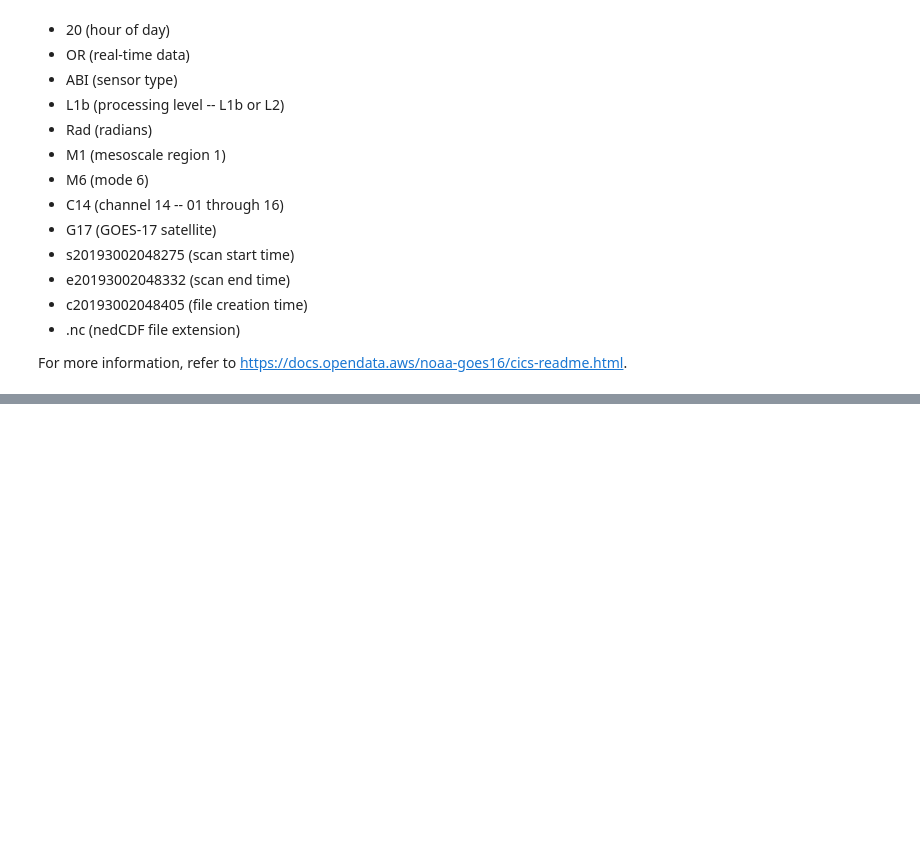
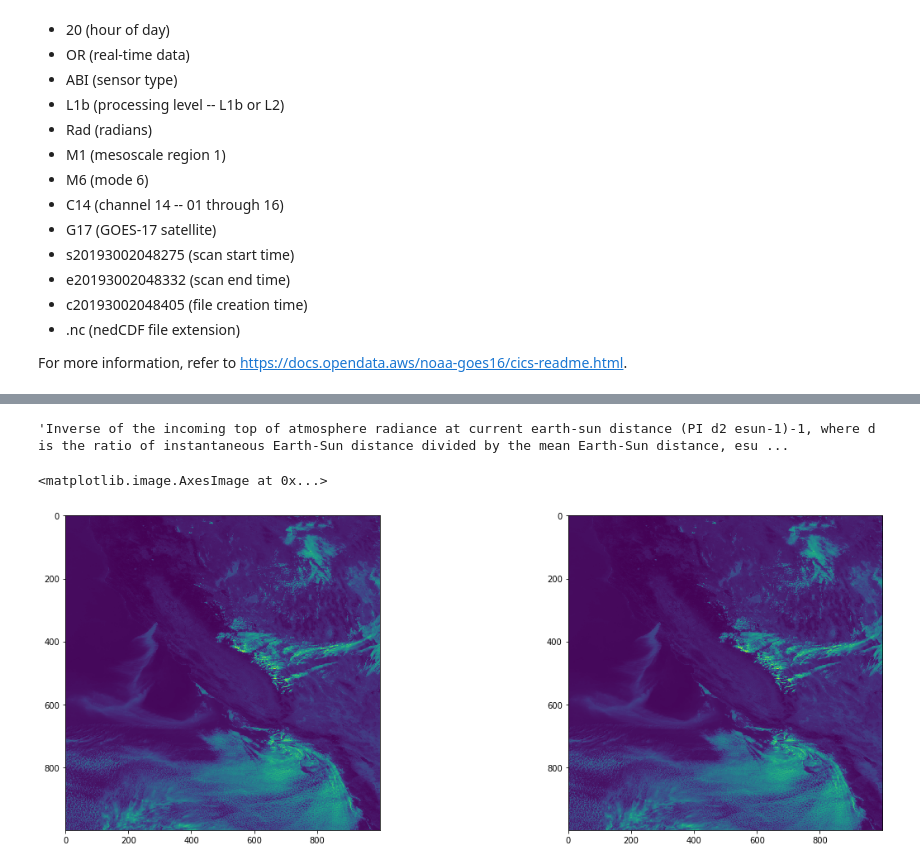
Before and after one commit to Ferrumofomega/goes, a Jupyter notebook: examples/noaa_goes_17.ipynb, the cells around one changed output, grey strips where cells are left out. Saved outputs shown, nothing was run; the diff lists cells and outputs as text; code cells hidden in the pictures; blank space fills up the shorter version.

```diff
--- a/examples/noaa_goes_17.ipynb
+++ b/examples/noaa_goes_17.ipynb
@@ -136,9 +137,8 @@ def get_scans(satellite, regions, channels, start, end):
     return scans
 
 
-def plot(s3_object):
+def download_scan(s3_object):
     with tempfile.NamedTemporaryFile() as file_path:
         s3_client.download_file(Bucket=s3_object.bucket_name, Key=s3_object.key, Filename=file_path.name)
         ds = xr.open_dataset(file_path.name)
-    image = plt.imshow(ds.Rad, animated=True)
-    return image
+    return ds
@@ -170,0 +198,2 @@ plt.close(fig);
+# %%
+band_1 = download_scan(s3_object=s3_resource.Object(bucket_name="noaa-goes17", key="ABI-L1b-RadM/2019/300/20/OR_ABI-L1b-RadM1-M6C01_G17_s20193002000275_e20193002000332_c20193002000379.nc"))
@@ -170,0 +224,11 @@ plt.close(fig);
+# %%
+band_1.kappa0.long_name
+# %% [output]
+'Inverse of the incoming top of atmosphere radiance at current earth-sun distance (PI d2 esun-1)-1, where d is the ratio of instantaneous Earth-Sun distance divided by the mean Earth-Sun distance, esu ...
+# %%
+fig, axes = plt.subplots(ncols=2, figsize=(20, 7))
+axes[0].imshow(band_1.Rad)
+axes[1].imshow(band_1.Rad * band_1.kappa0)
+# %% [output]
+<matplotlib.image.AxesImage at 0x...>
+[figure, added]
```
Also changed, not shown: parts of 16 cells of this notebook.
